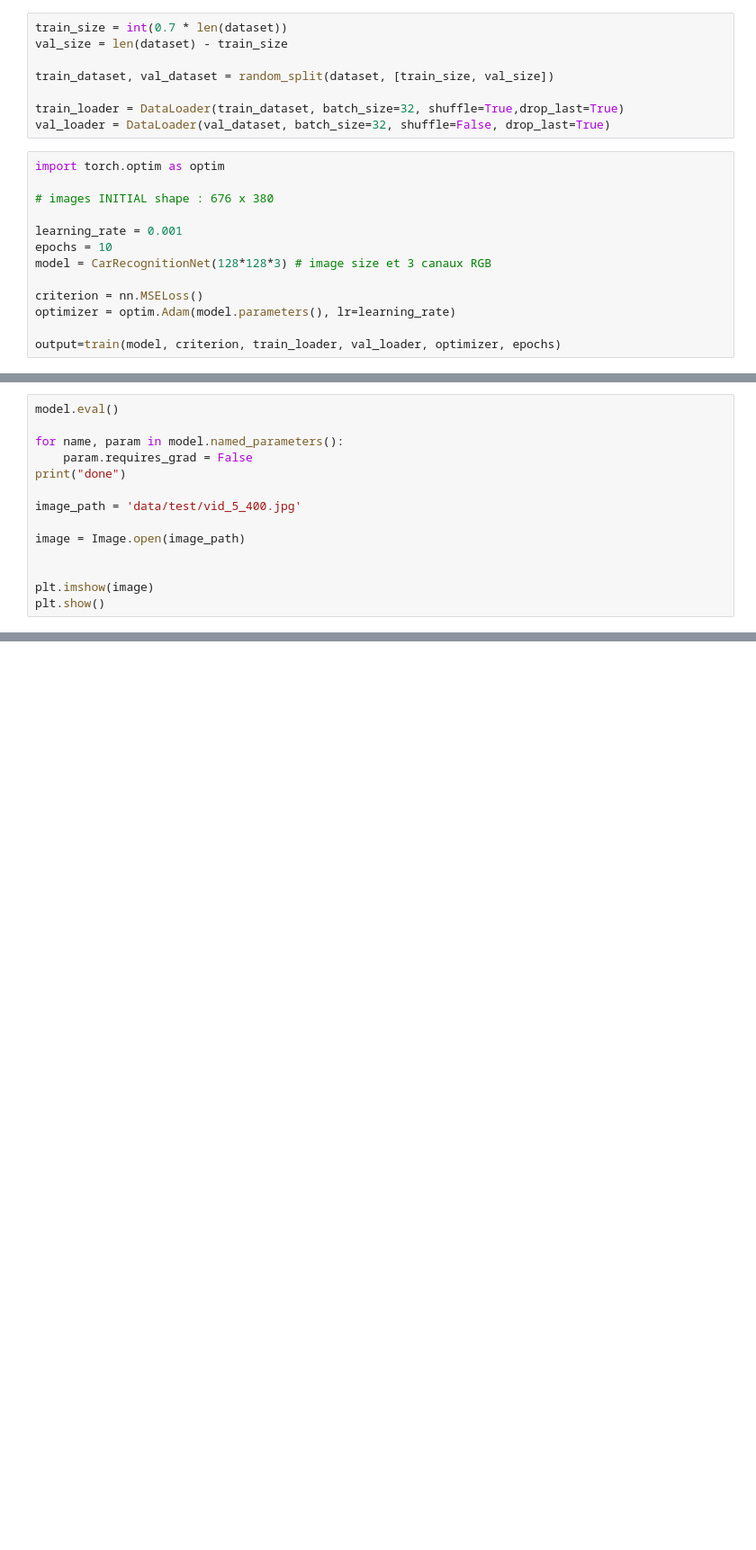
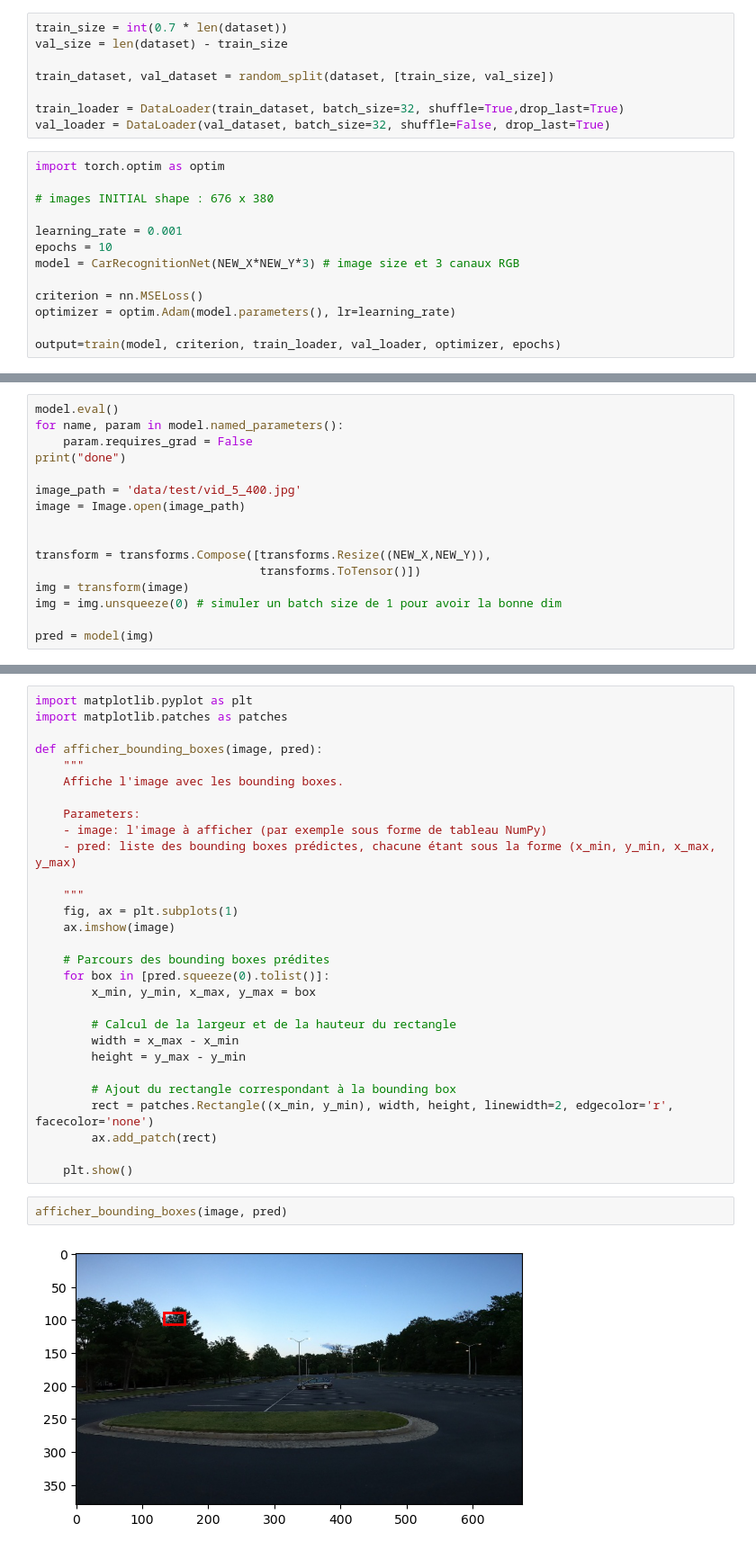
Before and after one commit to PaMilot/Car-detection, a Jupyter notebook: own_model.ipynb, the cells around one changed output, grey strips where cells are left out. Shown at 90% size. Saved outputs shown, nothing was run; the diff lists cells and outputs as text; blank space fills up the shorter version.

```diff
--- a/own_model.ipynb
+++ b/own_model.ipynb
@@ -195,7 +149,7 @@ import torch.optim as optim
 
 learning_rate = 0.001
 epochs = 10
-model = CarRecognitionNet(128*128*3) # image size et 3 canaux RGB
+model = CarRecognitionNet(NEW_X*NEW_Y*3) # image size et 3 canaux RGB
 
 criterion = nn.MSELoss()
 optimizer = optim.Adam(model.parameters(), lr=learning_rate)
@@ -222,16 +176,18 @@ x.size CRN forward : [32, 49152]
 # %%
 model.eval()
-
 for name, param in model.named_parameters():
     param.requires_grad = False
 print("done")
 
 image_path = 'data/test/vid_5_400.jpg'
-
 image = Image.open(image_path)
 
 
-plt.imshow(image)
-plt.show()
+transform = transforms.Compose([transforms.Resize((NEW_X,NEW_Y)),
+                                transforms.ToTensor()])
+img = transform(image)
+img = img.unsqueeze(0) # simuler un batch size de 1 pour avoir la bonne dim
+
+pred = model(img)
 # %% [output]
 done
@@ -250,0 +195,33 @@ tensor([-0.4382, -0.0337,  1.3613,  0.5173])
+# %%
+import matplotlib.pyplot as plt
+import matplotlib.patches as patches
+
+def afficher_bounding_boxes(image, pred):
+    """
+    Affiche l'image avec les bounding boxes.
+
+    Parameters:
+    - image: l'image à afficher (par exemple sous forme de tableau NumPy)
+    - pred: liste des bounding boxes prédictes, chacune étant sous la forme (x_min, y_min, x_max, y_max)
+
+    """
+    fig, ax = plt.subplots(1)
+    ax.imshow(image)
+
+    # Parcours des bounding boxes prédites
+    for box in [pred.squeeze(0).tolist()]:
+        x_min, y_min, x_max, y_max = box
+
+        # Calcul de la largeur et de la hauteur du rectangle
+        width = x_max - x_min
+        height = y_max - y_min
+
+        # Ajout du rectangle correspondant à la bounding box
+        rect = patches.Rectangle((x_min, y_min), width, height, linewidth=2, edgecolor='r', facecolor='none')
+        ax.add_patch(rect)
+
+    plt.show()
+# %%
+afficher_bounding_boxes(image, pred)
+# %% [output]
+[figure, added]
```
Also changed, not shown: parts of 8 cells of this notebook.
